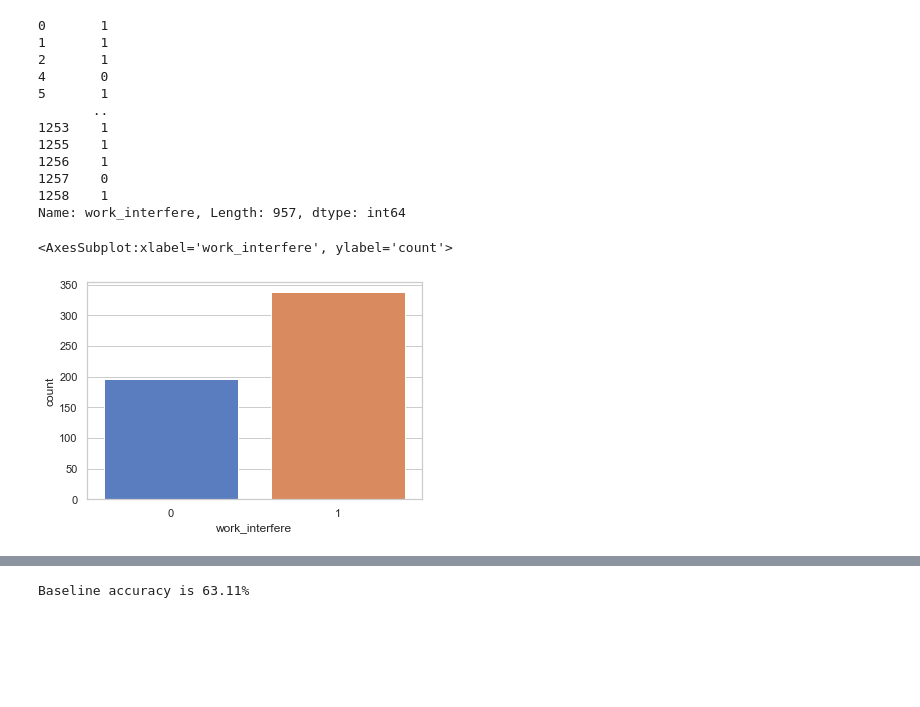
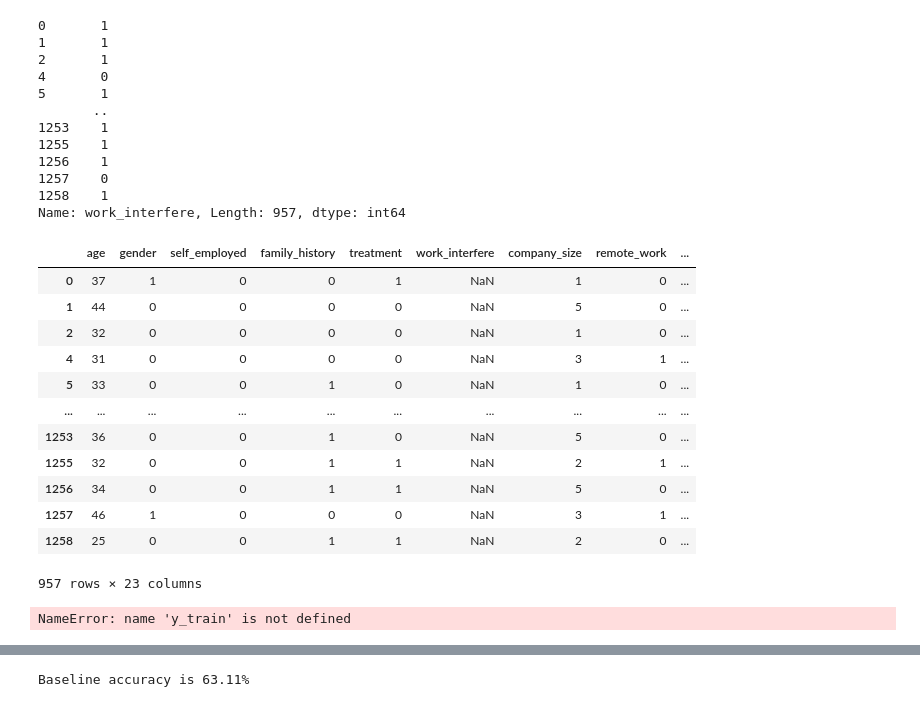
Before and after one commit to Mental-Health-In-Tech/tech-blues-capstone, a Jupyter notebook: parkers_notebook.ipynb, the cells around one changed output, grey strips where cells are left out. Saved outputs shown, nothing was run; the diff lists cells and outputs as text; code cells hidden in the pictures; blank space fills up the shorter version.

```diff
--- a/parkers_notebook.ipynb
+++ b/parkers_notebook.ipynb
@@ -366,6 +370,22 @@ survey_og.work_interfere
 1257    0
 1258    1
 Name: work_interfere, Length: 957, dtype: int64
+# %%
+encode
+# %% [output]
+|  | age | gender | self_employed | family_history | treatment | work_interfere | company_size | remote_work | ... |
+| 0 | 37 | 1 | 0 | 0 | 1 | NaN | 1 | 0 | ... |
+| 1 | 44 | 0 | 0 | 0 | 0 | NaN | 5 | 0 | ... |
+| 2 | 32 | 0 | 0 | 0 | 0 | NaN | 1 | 0 | ... |
+| 4 | 31 | 0 | 0 | 0 | 0 | NaN | 3 | 1 | ... |
+| 5 | 33 | 0 | 0 | 1 | 0 | NaN | 1 | 0 | ... |
+| ... | ... | ... | ... | ... | ... | ... | ... | ... | ... |
+| 1253 | 36 | 0 | 0 | 1 | 0 | NaN | 5 | 0 | ... |
+| 1255 | 32 | 0 | 0 | 1 | 1 | NaN | 2 | 1 | ... |
+| 1256 | 34 | 0 | 0 | 1 | 1 | NaN | 5 | 0 | ... |
+| 1257 | 46 | 1 | 0 | 0 | 0 | NaN | 3 | 1 | ... |
+| 1258 | 25 | 0 | 0 | 1 | 1 | NaN | 2 | 0 | ... |
+957 rows × 23 columns
 # %%
 encode.work_interfere = survey_og.work_interfere
 # %%
@@ -373,5 +393,4 @@ X_train, y_train, X_validate, y_validate, X_test, y_test = full_split(encode, 'w
 # %%
-sns.countplot(y_train)
+#sns.countplot(y_train)
 # %% [output]
-<AxesSubplot:xlabel='work_interfere', ylabel='count'>
+NameError: name 'y_train' is not defined
-[figure, removed]
```
Also changed, not shown: parts of 42 cells of this notebook.
